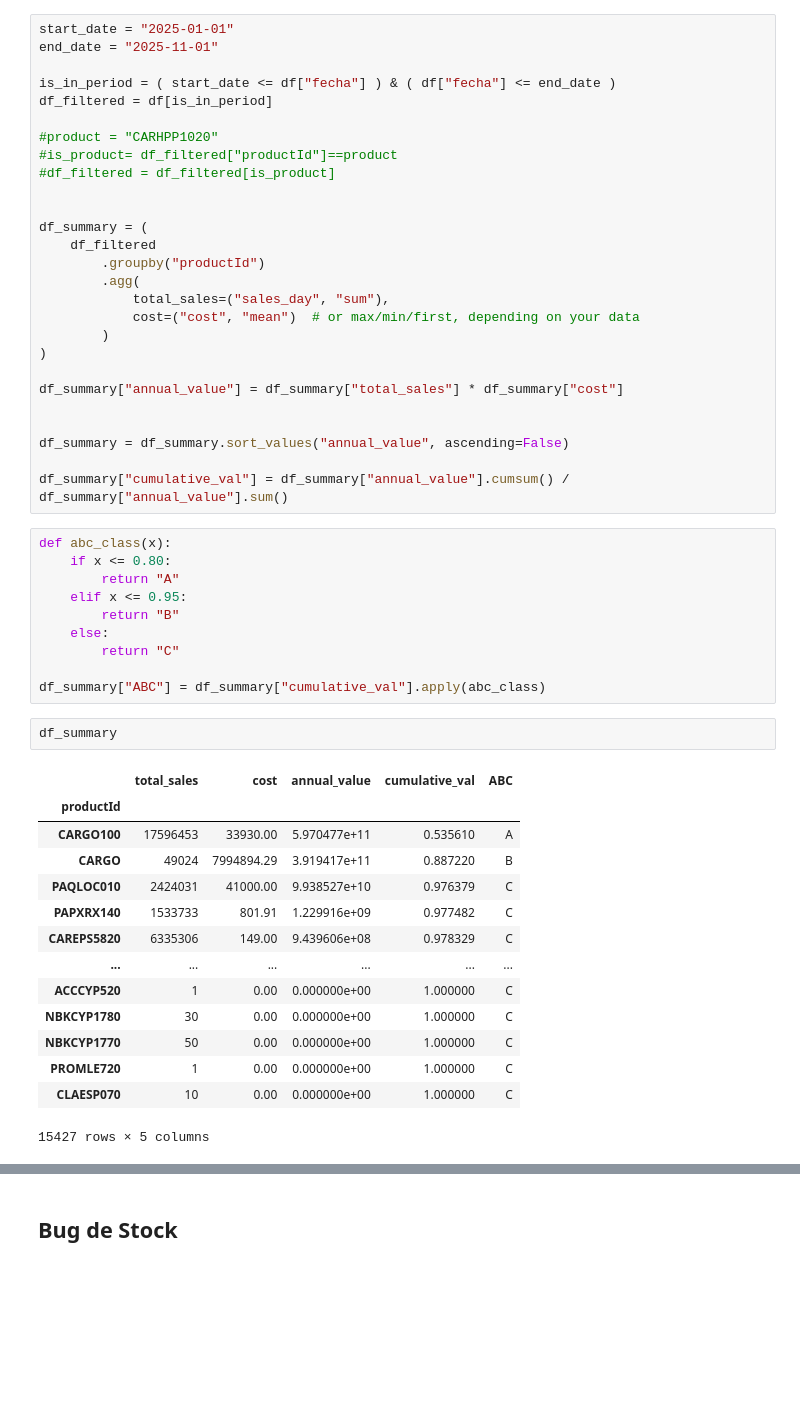
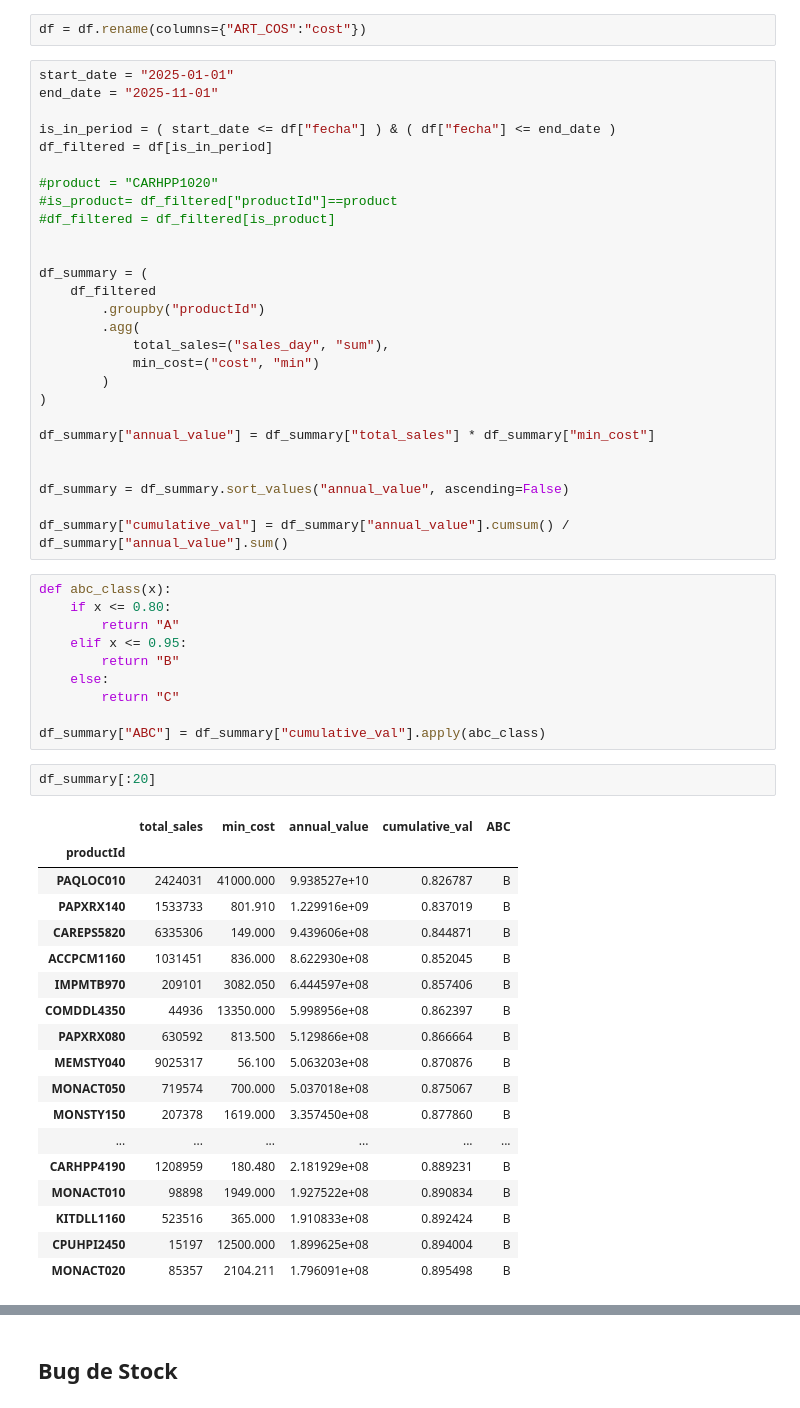
Before and after one commit to fdcir3tt/ct_dashboard, a Jupyter notebook: mock_up.ipynb, the cells around one changed output, grey strips where cells are left out. Drawn from its saved outputs; the diff is of its cells as text; blank space fills up the shorter version.

```diff
--- a/mock_up.ipynb
+++ b/mock_up.ipynb
@@ -1050,6 +1068,8 @@ products=pd.read_csv("data/codigos_productos.csv")
 df = df.merge(products,how="inner",left_on="productId",right_on="PRODUCTO")
 
 df = df.rename(columns={"ART_COS":"cost"})
+# %%
+df = df.rename(columns={"ART_COS":"cost"})
 # %%
 start_date = "2025-01-01"
 end_date = "2025-11-01"
@@ -1067,11 +1087,11 @@ df_summary = (
         .groupby("productId")
         .agg(
             total_sales=("sales_day", "sum"),
-            cost=("cost", "mean")  # or max/min/first, depending on your data
+            min_cost=("cost", "min")
         )
 )
 
-df_summary["annual_value"] = df_summary["total_sales"] * df_summary["cost"]
+df_summary["annual_value"] = df_summary["total_sales"] * df_summary["min_cost"]
 
 
 df_summary = df_summary.sort_values("annual_value", ascending=False)
@@ -1088,19 +1108,23 @@ def abc_class(x):
 
 df_summary["ABC"] = df_summary["cumulative_val"].apply(abc_class)
 # %%
-df_summary
+df_summary[:20]
 # %% [output]
-|  | total_sales | cost | annual_value | cumulative_val | ABC |
+|  | total_sales | min_cost | annual_value | cumulative_val | ABC |
 | productId |  |  |  |  |  |
-| CARGO100 | 17596453 | 33930.00 | 5.970477e+11 | 0.535610 | A |
-| CARGO | 49024 | 7994894.29 | 3.919417e+11 | 0.887220 | B |
-| PAQLOC010 | 2424031 | 41000.00 | 9.938527e+10 | 0.976379 | C |
-| PAPXRX140 | 1533733 | 801.91 | 1.229916e+09 | 0.977482 | C |
-| CAREPS5820 | 6335306 | 149.00 | 9.439606e+08 | 0.978329 | C |
+| PAQLOC010 | 2424031 | 41000.000 | 9.938527e+10 | 0.826787 | B |
+| PAPXRX140 | 1533733 | 801.910 | 1.229916e+09 | 0.837019 | B |
+| CAREPS5820 | 6335306 | 149.000 | 9.439606e+08 | 0.844871 | B |
+| ACCPCM1160 | 1031451 | 836.000 | 8.622930e+08 | 0.852045 | B |
+| IMPMTB970 | 209101 | 3082.050 | 6.444597e+08 | 0.857406 | B |
+| COMDDL4350 | 44936 | 13350.000 | 5.998956e+08 | 0.862397 | B |
+| PAPXRX080 | 630592 | 813.500 | 5.129866e+08 | 0.866664 | B |
+| MEMSTY040 | 9025317 | 56.100 | 5.063203e+08 | 0.870876 | B |
+| MONACT050 | 719574 | 700.000 | 5.037018e+08 | 0.875067 | B |
+| MONSTY150 | 207378 | 1619.000 | 3.357450e+08 | 0.877860 | B |
 | ... | ... | ... | ... | ... | ... |
-| ACCCYP520 | 1 | 0.00 | 0.000000e+00 | 1.000000 | C |
-| NBKCYP1780 | 30 | 0.00 | 0.000000e+00 | 1.000000 | C |
-| NBKCYP1770 | 50 | 0.00 | 0.000000e+00 | 1.000000 | C |
-| PROMLE720 | 1 | 0.00 | 0.000000e+00 | 1.000000 | C |
-| CLAESP070 | 10 | 0.00 | 0.000000e+00 | 1.000000 | C |
+| CARHPP4190 | 1208959 | 180.480 | 2.181929e+08 | 0.889231 | B |
+| MONACT010 | 98898 | 1949.000 | 1.927522e+08 | 0.890834 | B |
+| KITDLL1160 | 523516 | 365.000 | 1.910833e+08 | 0.892424 | B |
+| CPUHPI2450 | 15197 | 12500.000 | 1.899625e+08 | 0.894004 | B |
+| MONACT020 | 85357 | 2104.211 | 1.796091e+08 | 0.895498 | B |
-15427 rows × 5 columns
```
Also changed, not shown: parts of 25 cells of this notebook, 2 other files.
